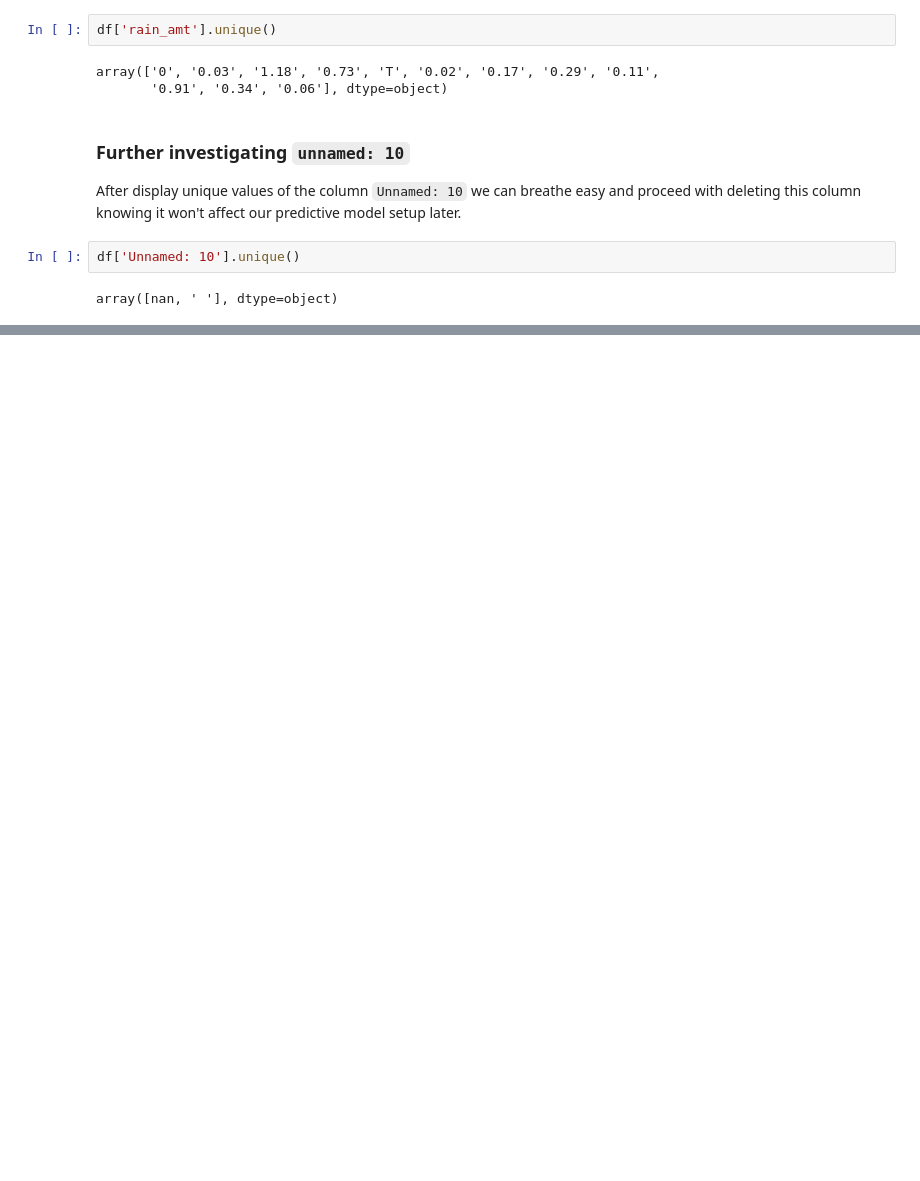
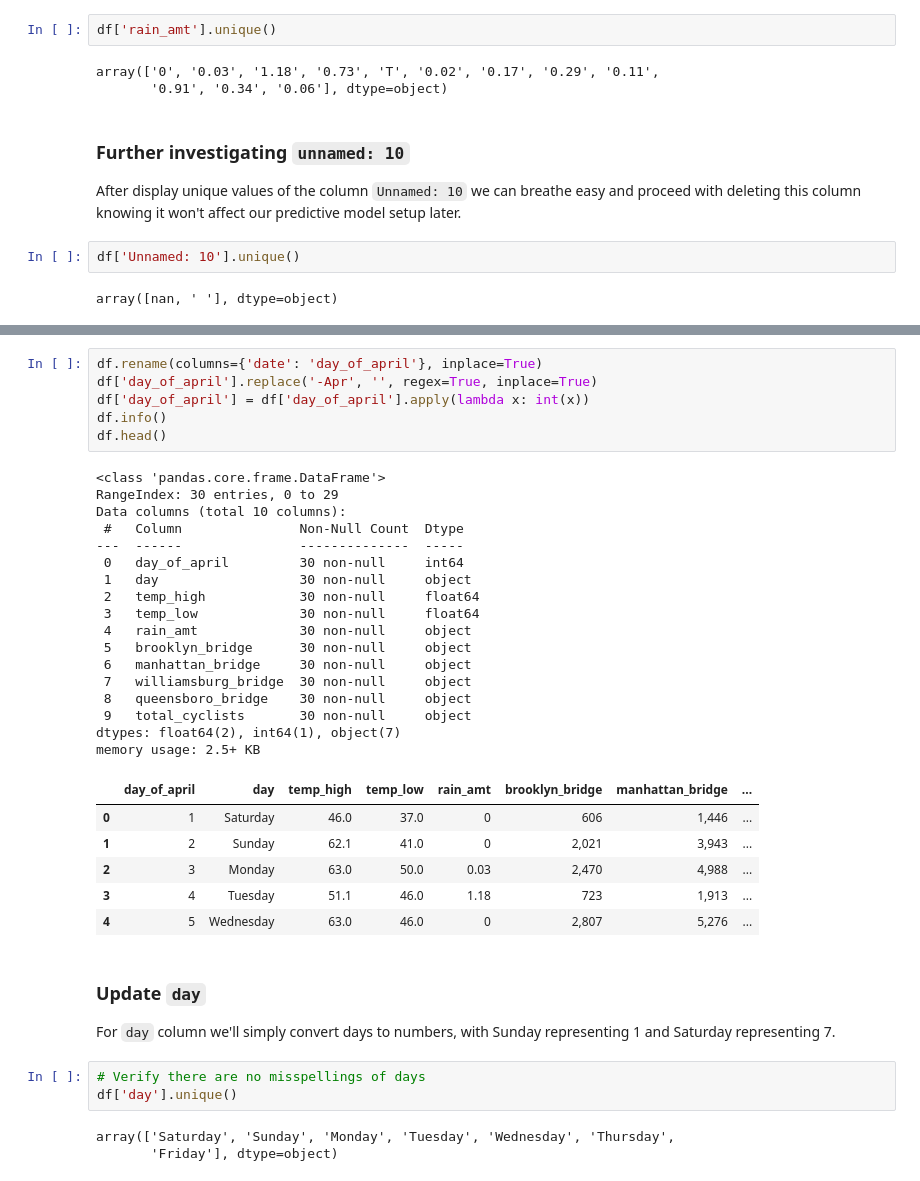
Before and after one commit to check4ismail/cs-502-predictive, a Jupyter notebook: assignment_7/Predictive Model.ipynb, the cells around one changed output, grey strips where cells are left out. Drawn from its saved outputs; the diff is of its cells as text; blank space fills up the shorter version.

```diff
--- a/assignment_7/Predictive Model.ipynb
+++ b/assignment_7/Predictive Model.ipynb
@@ -75,0 +90,39 @@ ValueError: Need to specify at least one of 'labels', 'index' or 'columns'
+# %%
+df.rename(columns={'date': 'day_of_april'}, inplace=True)
+df['day_of_april'].replace('-Apr', '', regex=True, inplace=True)
+df['day_of_april'] = df['day_of_april'].apply(lambda x: int(x))
+df.info()
+df.head()
+# %% [output]
+<class 'pandas.core.frame.DataFrame'>
+RangeIndex: 30 entries, 0 to 29
+Data columns (total 10 columns):
+ #   Column               Non-Null Count  Dtype
+---  ------               --------------  -----
+ 0   day_of_april         30 non-null     int64
+ 1   day                  30 non-null     object
+ 2   temp_high            30 non-null     float64
+ 3   temp_low             30 non-null     float64
+ 4   rain_amt             30 non-null     object
+ 5   brooklyn_bridge      30 non-null     object
+ 6   manhattan_bridge     30 non-null     object
+ 7   williamsburg_bridge  30 non-null     object
+ 8   queensboro_bridge    30 non-null     object
+ 9   total_cyclists       30 non-null     object
+dtypes: float64(2), int64(1), object(7)
+memory usage: 2.5+ KB
+|  | day_of_april | day | temp_high | temp_low | rain_amt | brooklyn_bridge | manhattan_bridge | ... |
+| 0 | 1 | Saturday | 46.0 | 37.0 | 0 | 606 | 1,446 | ... |
+| 1 | 2 | Sunday | 62.1 | 41.0 | 0 | 2,021 | 3,943 | ... |
+| 2 | 3 | Monday | 63.0 | 50.0 | 0.03 | 2,470 | 4,988 | ... |
+| 3 | 4 | Tuesday | 51.1 | 46.0 | 1.18 | 723 | 1,913 | ... |
+| 4 | 5 | Wednesday | 63.0 | 46.0 | 0 | 2,807 | 5,276 | ... |
+# %% [markdown]
+### Update `day`
+For `day` column we'll simply convert days to numbers, with Sunday representing 1 and Saturday representing 7.
+# %%
+# Verify there are no misspellings of days
+df['day'].unique()
+# %% [output]
+array(['Saturday', 'Sunday', 'Monday', 'Tuesday', 'Wednesday', 'Thursday',
+       'Friday'], dtype=object)
```
Also changed, not shown: parts of 35 cells of this notebook.
